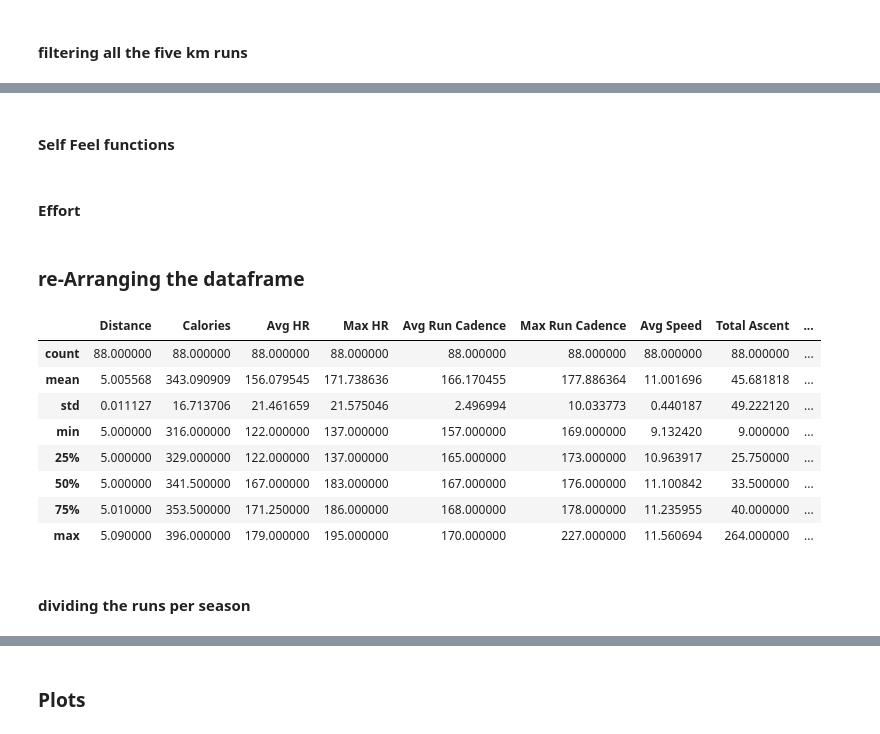
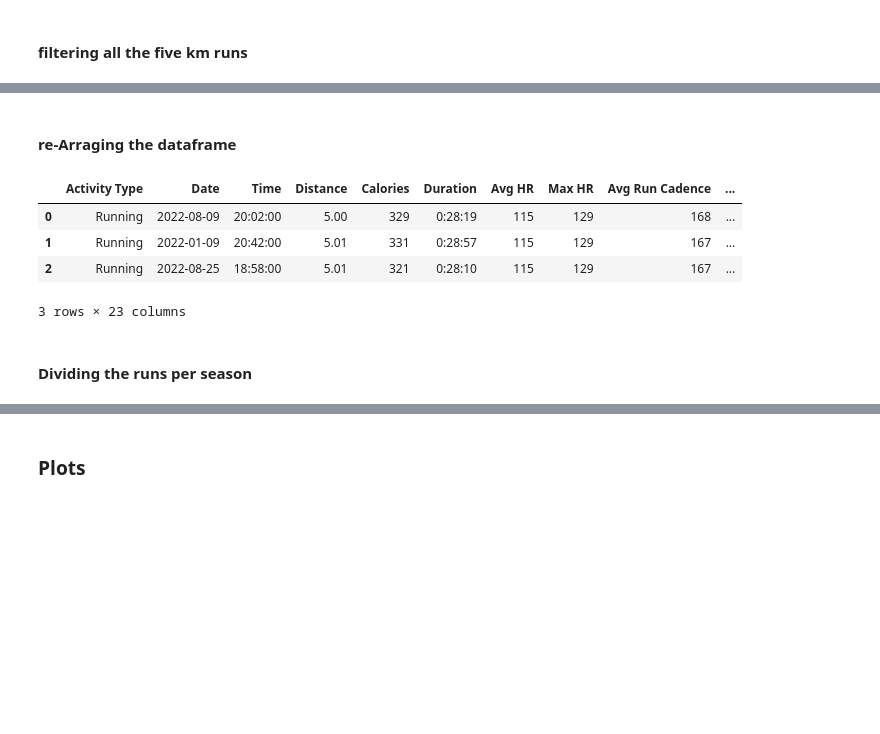
Before and after one commit to yonatan1golan/Running-Analysis, a Jupyter notebook: running_analysis.ipynb, the cells around one changed output, grey strips where cells are left out. Drawn from its saved outputs; the diff is of its cells as text; code cells hidden in the pictures; blank space fills up the shorter version.

```diff
--- a/running_analysis.ipynb
+++ b/running_analysis.ipynb
@@ -21,6 +21,7 @@ def load_data(loc: str) -> pd.DataFrame:
 location = r"running_activities.csv"
 data = load_data(location)
 data.rename(columns = {"Time" : "Duration", "Place": "Location"}, inplace=True)
+data = data.drop(data.loc[data["Location"] == "Traidmill"].index)
 data.head()
 # %% [output]
 |  | Activity Type | Date | Distance | Calories | Duration | Avg HR | Max HR | Avg Run Cadence | ... |
@@ -33,12 +34,15 @@ data.head()
 # %% [markdown]
 ### Filling empty cells with the average of it's column
 # %%
-for empty_col in data.columns:
-    data.loc[data[empty_col] == "--", empty_col] = 0
+for null_value in data.columns:
+    data.loc[data[null_value] == "--", null_value] = 0
 
-# columns with empty data
-cols_to_numeric = ["Avg HR", "Max HR", "Total Ascent", "Total Descent", "Min Elevation", "Max Elevation", "Effort", "Self Feel"]
-for col in cols_to_numeric:
+cols_with_null = []
+for col in data.columns:
+    if 0 in data[col].values:
+        cols_with_null.append(col)
+
+for col in cols_with_null:
     data[col] = pd.to_numeric(data[col])
     min_value = round(data[col].mean())
     data.loc[data[col] == 0, col] = min_value
@@ -273,2 +67,0 @@ def scatter_speed_per_stride(df: pd.DataFrame):
-# %% [markdown]
-#### Self Feel functions
@@ -301,2 +67,0 @@ def self_feel_avgs(df: pd.DataFrame):
-# %% [markdown]
-#### Effort
@@ -329,36 +68,38 @@ def effort_avgs(df: pd.DataFrame):
 # %% [markdown]
-### re-Arranging the dataframe
+#### re-Arraging the dataframe
 # %%
-# Making average speed, form of km/h
-average_speeds = [(60/pace_as_number(avg_pace)) for avg_pace in five_km_runs["Avg Pace"]]
-five_km_runs["Avg Speed"] = average_speeds
+# Making an Avg Speed column
+def duration_as_minutes(dur: str) -> float:
+    """
+    param duration: run duration in the form of a string %H:%M:%S
+    return: a float standing for the number of total minutes
+    """
+    return sum(x * int(t) for x, t in zip([60, 1, 1/60], dur.split(":")))
 
-# Dividing the date into two columns, data and time
-five_km_runs["Dates"] = pd.to_datetime(five_km_runs["Date"]).dt.date
+for duration in five_km_runs["Duration"]:
+    five_km_runs.loc[five_km_runs["Duration"] == duration, "Avg Speed"] = round(five_km_runs["Distance"] / duration_as_minutes(duration)*60, 2)
+
+# Dividing the Date column to two different columns, Data and Time
 five_km_runs["Time"] = pd.to_datetime(five_km_runs["Date"]).dt.time
-five_km_runs = five_km_runs.drop("Date", axis=1)
-five_km_runs.rename(columns = {"Dates" : "Date"}, inplace=True)
+five_km_runs["Date"] = pd.to_datetime(five_km_runs["Date"]).dt.date
+
+# re-arranging the location of columns date, time and avg. speed
 cols = list(five_km_runs)
-
-# re-arranging the location of the dataframe
 cols.insert(1, cols.pop(cols.index("Date")))
 cols.insert(2, cols.pop(cols.index("Time")))
 cols.insert(10, cols.pop(cols.index("Avg Speed")))
 five_km_runs = five_km_runs.loc[:, cols]
 
-five_km_runs.describe()
+# presenting the head of five_km_runs dataframe
+five_km_runs.head(3)
 # %% [output]
-|  | Distance | Calories | Avg HR | Max HR | Avg Run Cadence | Max Run Cadence | Avg Speed | Total Ascent | ... |
-| count | 88.000000 | 88.000000 | 88.000000 | 88.000000 | 88.000000 | 88.000000 | 88.000000 | 88.000000 | ... |
-| mean | 5.005568 | 343.090909 | 156.079545 | 171.738636 | 166.170455 | 177.886364 | 11.001696 | 45.681818 | ... |
-| std | 0.011127 | 16.713706 | 21.461659 | 21.575046 | 2.496994 | 10.033773 | 0.440187 | 49.222120 | ... |
-| min | 5.000000 | 316.000000 | 122.000000 | 137.000000 | 157.000000 | 169.000000 | 9.132420 | 9.000000 | ... |
-| 25% | 5.000000 | 329.000000 | 122.000000 | 137.000000 | 165.000000 | 173.000000 | 10.963917 | 25.750000 | ... |
-| 50% | 5.000000 | 341.500000 | 167.000000 | 183.000000 | 167.000000 | 176.000000 | 11.100842 | 33.500000 | ... |
-| 75% | 5.010000 | 353.500000 | 171.250000 | 186.000000 | 168.000000 | 178.000000 | 11.235955 | 40.000000 | ... |
-| max | 5.090000 | 396.000000 | 179.000000 | 195.000000 | 170.000000 | 227.000000 | 11.560694 | 264.000000 | ... |
+|  | Activity Type | Date | Time | Distance | Calories | Duration | Avg HR | Max HR | Avg Run Cadence | ... |
+| 0 | Running | 2022-08-09 | 20:02:00 | 5.00 | 329 | 0:28:19 | 115 | 129 | 168 | ... |
+| 1 | Running | 2022-01-09 | 20:42:00 | 5.01 | 331 | 0:28:57 | 115 | 129 | 167 | ... |
+| 2 | Running | 2022-08-25 | 18:58:00 | 5.01 | 321 | 0:28:10 | 115 | 129 | 167 | ... |
+3 rows × 23 columns
 # %% [markdown]
-#### dividing the runs per season
+#### Dividing the runs per season
 # %%
 summer_months = [5, 6, 7, 8, 9, 10] # Summer = May to October
 winter_months = [1, 2, 3, 4, 11, 12] # Winter = November, December and January to April
```
Also changed, not shown: parts of 70 cells of this notebook.
